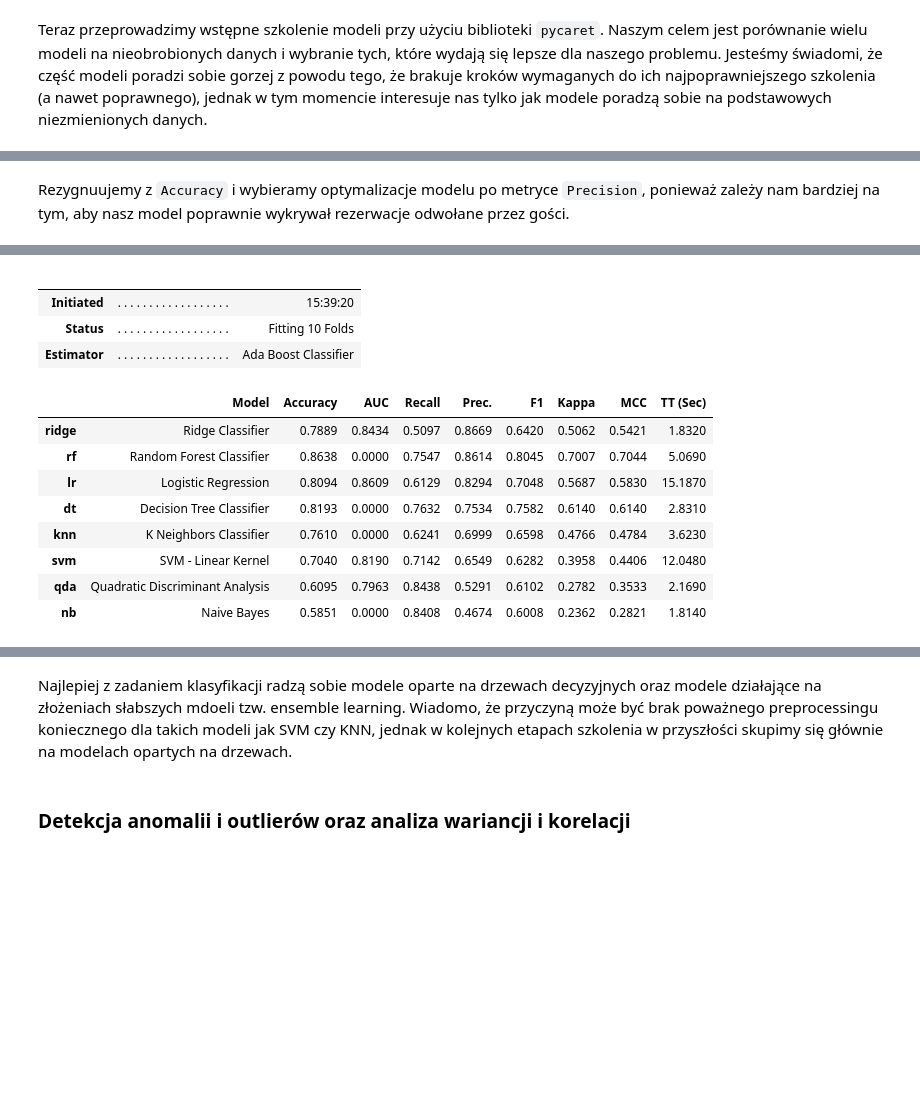
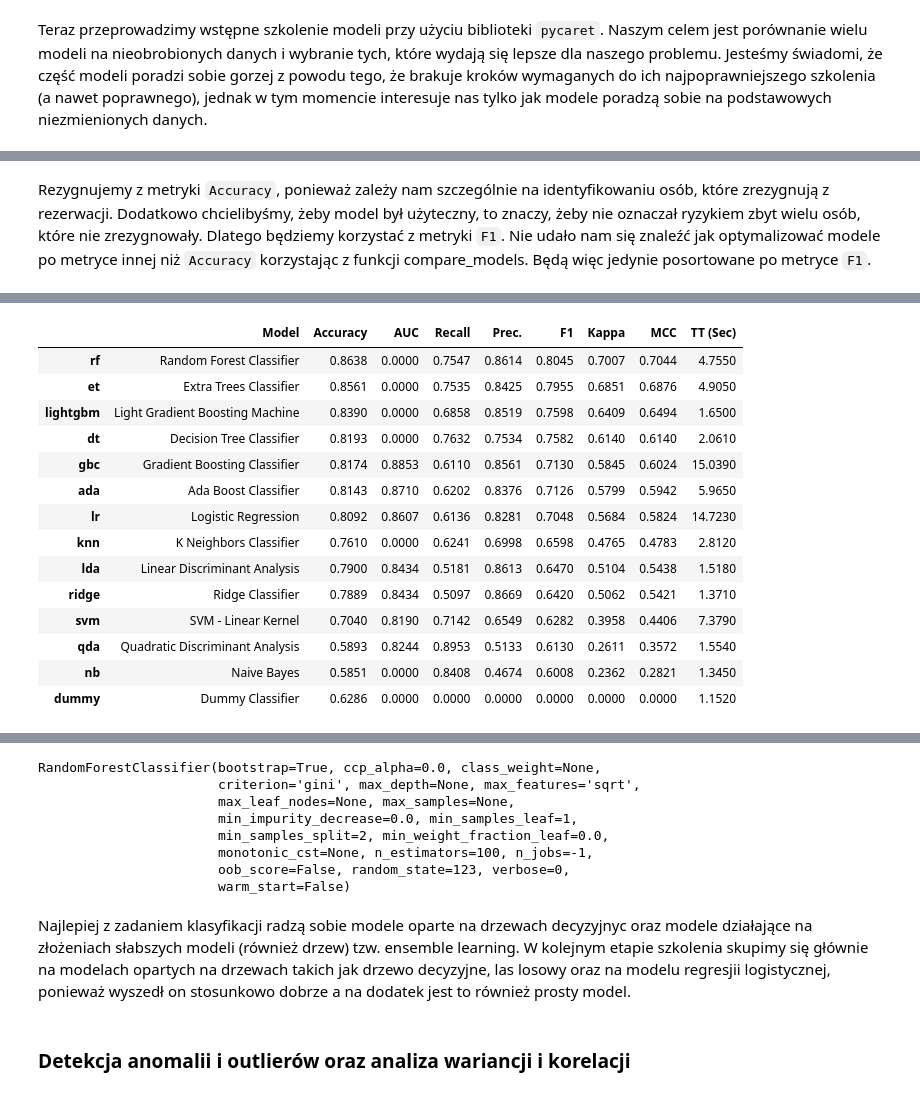
Before and after one commit to SzymonMak/HotelBookingsDataAnalysis, a Jupyter notebook: final_analysis.ipynb, the cells around one changed output, grey strips where cells are left out. Saved outputs shown, nothing was run; the diff lists cells and outputs as text; code cells hidden in the pictures; blank space fills up the shorter version.

```diff
--- a/final_analysis.ipynb
+++ b/final_analysis.ipynb
@@ -604,8 +612,8 @@ s0 = setup(data = dane, target = 'is_canceled', session_id = 123, use_gpu = True
 [LightGBM] [Warning] There are no meaningful features which satisfy the provided configuration. Decreasing Dataset parameters min_data_in_bin or min_data_in_leaf and re-constructing Dataset might reso ...
 [LightGBM] [Warning] Using sparse features with CUDA is currently not supported.
 [LightGBM] [Info] Number of positive: 1, number of negative: 1
-# %% [markdown]
-Rezygnuujemy  z `Accuracy` i wybieramy optymalizacje modelu po metryce `Precision`, ponieważ zależy nam bardziej na tym, aby nasz model poprawnie wykrywał rezerwacje odwołane przez gości.
+# %% [markdown]
+Rezygnujemy z metryki `Accuracy`, ponieważ zależy nam szczególnie na identyfikowaniu osób, które zrezygnują z rezerwacji. Dodatkowo chcielibyśmy, żeby model był użyteczny, to znaczy, żeby nie oznaczał ryzykiem zbyt wielu osób, które nie zrezygnowały. Dlatego będziemy korzystać z metryki `F1`. Nie udało nam się znaleźć jak optymalizować modele po metryce innej niż `Accuracy` korzystając z funkcji compare_models. Będą więc jedynie posortowane po metryce `F1`.
 # %%
-compare_models(sort = 'Precision')
+compare_models(sort = 'F1')
 # %% [output]
@@ -612,14 +621,15 @@ compare_models(sort = 'Precision')
-|  |  |  |
-|  |  |  |
-| Initiated | . . . . . . . . . . . . . . . . . . | 15:39:20 |
-| Status | . . . . . . . . . . . . . . . . . . | Fitting 10 Folds |
-| Estimator | . . . . . . . . . . . . . . . . . . | Ada Boost Classifier |
+|  | Model | Accuracy | AUC | Recall | Prec. | F1 | Kappa | MCC | TT (Sec) |
+| rf | Random Forest Classifier | 0.8638 | 0.0000 | 0.7547 | 0.8614 | 0.8045 | 0.7007 | 0.7044 | 4.7550 |
+| et | Extra Trees Classifier | 0.8561 | 0.0000 | 0.7535 | 0.8425 | 0.7955 | 0.6851 | 0.6876 | 4.9050 |
+| lightgbm | Light Gradient Boosting Machine | 0.8390 | 0.0000 | 0.6858 | 0.8519 | 0.7598 | 0.6409 | 0.6494 | 1.6500 |
+| dt | Decision Tree Classifier | 0.8193 | 0.0000 | 0.7632 | 0.7534 | 0.7582 | 0.6140 | 0.6140 | 2.0610 |
+| gbc | Gradient Boosting Classifier | 0.8174 | 0.8853 | 0.6110 | 0.8561 | 0.7130 | 0.5845 | 0.6024 | 15.0390 |
+| ada | Ada Boost Classifier | 0.8143 | 0.8710 | 0.6202 | 0.8376 | 0.7126 | 0.5799 | 0.5942 | 5.9650 |
+| lr | Logistic Regression | 0.8092 | 0.8607 | 0.6136 | 0.8281 | 0.7048 | 0.5684 | 0.5824 | 14.7230 |
+| knn | K Neighbors Classifier | 0.7610 | 0.0000 | 0.6241 | 0.6998 | 0.6598 | 0.4765 | 0.4783 | 2.8120 |
+| lda | Linear Discriminant Analysis | 0.7900 | 0.8434 | 0.5181 | 0.8613 | 0.6470 | 0.5104 | 0.5438 | 1.5180 |
+| ridge | Ridge Classifier | 0.7889 | 0.8434 | 0.5097 | 0.8669 | 0.6420 | 0.5062 | 0.5421 | 1.3710 |
+| svm | SVM - Linear Kernel | 0.7040 | 0.8190 | 0.7142 | 0.6549 | 0.6282 | 0.3958 | 0.4406 | 7.3790 |
+| qda | Quadratic Discriminant Analysis | 0.5893 | 0.8244 | 0.8953 | 0.5133 | 0.6130 | 0.2611 | 0.3572 | 1.5540 |
+| nb | Naive Bayes | 0.5851 | 0.0000 | 0.8408 | 0.4674 | 0.6008 | 0.2362 | 0.2821 | 1.3450 |
+| dummy | Dummy Classifier | 0.6286 | 0.0000 | 0.0000 | 0.0000 | 0.0000 | 0.0000 | 0.0000 | 1.1520 |
-|  | Model | Accuracy | AUC | Recall | Prec. | F1 | Kappa | MCC | TT (Sec) |
-| ridge | Ridge Classifier | 0.7889 | 0.8434 | 0.5097 | 0.8669 | 0.6420 | 0.5062 | 0.5421 | 1.8320 |
-| rf | Random Forest Classifier | 0.8638 | 0.0000 | 0.7547 | 0.8614 | 0.8045 | 0.7007 | 0.7044 | 5.0690 |
-| lr | Logistic Regression | 0.8094 | 0.8609 | 0.6129 | 0.8294 | 0.7048 | 0.5687 | 0.5830 | 15.1870 |
-| dt | Decision Tree Classifier | 0.8193 | 0.0000 | 0.7632 | 0.7534 | 0.7582 | 0.6140 | 0.6140 | 2.8310 |
-| knn | K Neighbors Classifier | 0.7610 | 0.0000 | 0.6241 | 0.6999 | 0.6598 | 0.4766 | 0.4784 | 3.6230 |
-| svm | SVM - Linear Kernel | 0.7040 | 0.8190 | 0.7142 | 0.6549 | 0.6282 | 0.3958 | 0.4406 | 12.0480 |
-| qda | Quadratic Discriminant Analysis | 0.6095 | 0.7963 | 0.8438 | 0.5291 | 0.6102 | 0.2782 | 0.3533 | 2.1690 |
-| nb | Naive Bayes | 0.5851 | 0.0000 | 0.8408 | 0.4674 | 0.6008 | 0.2362 | 0.2821 | 1.8140 |
@@ -626,5 +637,13 @@ compare_models(sort = 'Precision')
+RandomForestClassifier(bootstrap=True, ccp_alpha=0.0, class_weight=None,
+                       criterion='gini', max_depth=None, max_features='sqrt',
+                       max_leaf_nodes=None, max_samples=None,
+                       min_impurity_decrease=0.0, min_samples_leaf=1,
+                       min_samples_split=2, min_weight_fraction_leaf=0.0,
+                       monotonic_cst=None, n_estimators=100, n_jobs=-1,
+                       oob_score=False, random_state=123, verbose=0,
+                       warm_start=False)
 # %% [markdown]
-Najlepiej z zadaniem klasyfikacji radzą sobie modele oparte na drzewach decyzyjnych oraz modele działające na złożeniach słabszych mdoeli tzw. ensemble learning. Wiadomo, że przyczyną może być brak poważnego preprocessingu koniecznego dla takich modeli jak SVM czy KNN, jednak w kolejnych etapach szkolenia w przyszłości skupimy się głównie na modelach opartych na drzewach.
+Najlepiej z zadaniem klasyfikacji radzą sobie modele oparte na drzewach decyzyjnyc oraz modele działające na złożeniach słabszych modeli (również drzew) tzw. ensemble learning. W kolejnym etapie szkolenia skupimy się głównie na modelach opartych na drzewach takich jak drzewo decyzyjne, las losowy oraz na modelu regresjii logistycznej, ponieważ wyszedł on stosunkowo dobrze a na dodatek jest to również prosty model.
 # %% [markdown]
 ### Detekcja anomalii i outlierów oraz analiza wariancji i korelacji
 # %% [markdown]
```
Also changed, not shown: parts of 31 cells of this notebook, 6 other files.
